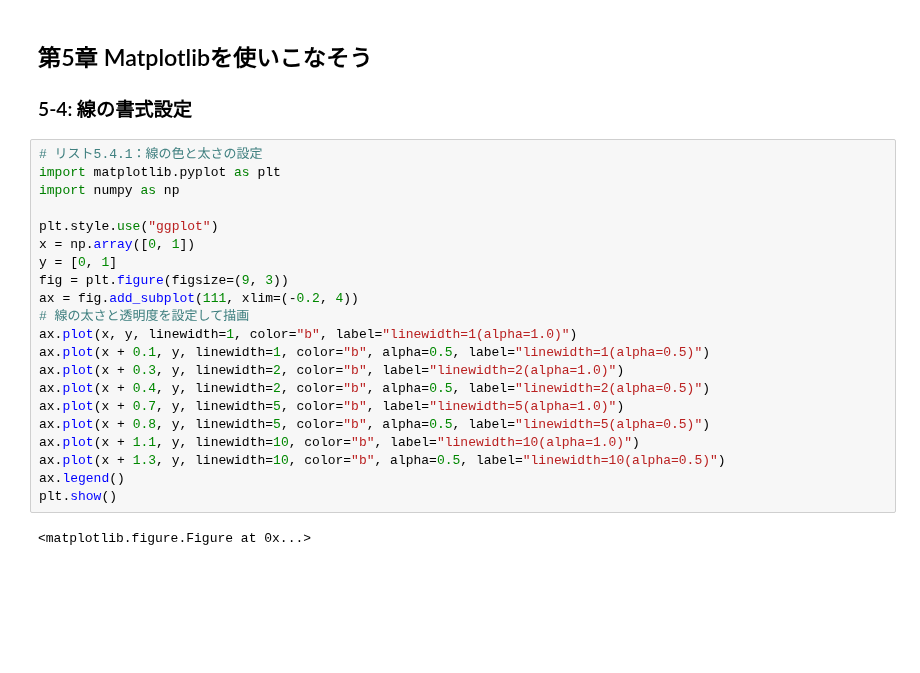
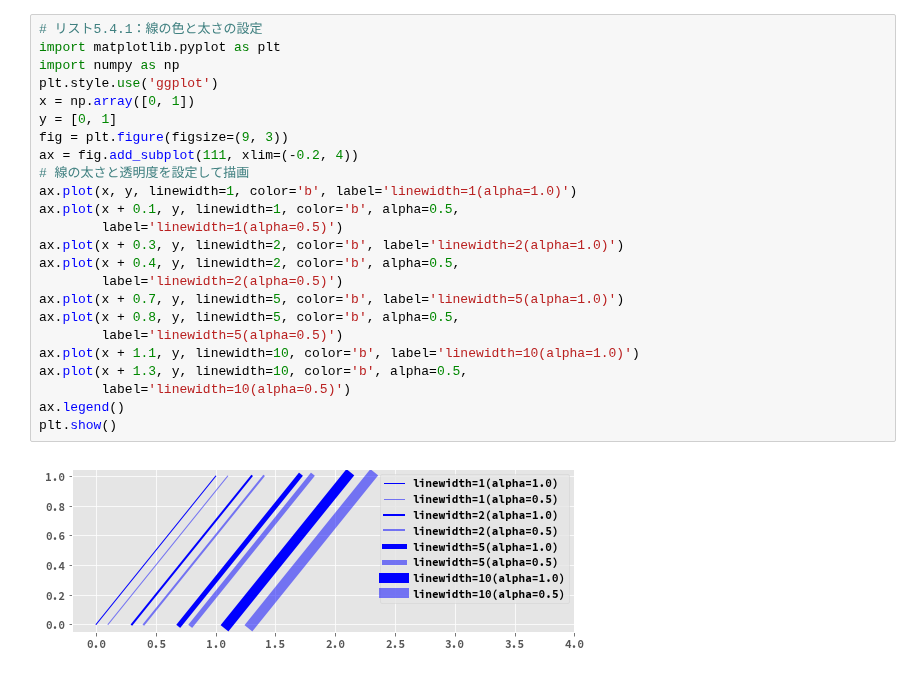
Before and after one commit to practical-jupyter/sample-code, a Jupyter notebook: notebooks/5-04.ipynb, the cells around one changed output. Saved outputs shown, nothing was run; the diff lists cells and outputs as text; blank space fills up the shorter version.

```diff
--- a/notebooks/5-04.ipynb
+++ b/notebooks/5-04.ipynb
@@ -1,30 +1,29 @@
-# %% [markdown]
-## 第5章 Matplotlibを使いこなそう
-
-### 5-4: 線の書式設定
 # %%
 # リスト5.4.1：線の色と太さの設定
 import matplotlib.pyplot as plt
 import numpy as np
-
-plt.style.use("ggplot")
+plt.style.use('ggplot')
 x = np.array([0, 1])
 y = [0, 1]
 fig = plt.figure(figsize=(9, 3))
 ax = fig.add_subplot(111, xlim=(-0.2, 4))
 # 線の太さと透明度を設定して描画
-ax.plot(x, y, linewidth=1, color="b", label="linewidth=1(alpha=1.0)")
-ax.plot(x + 0.1, y, linewidth=1, color="b", alpha=0.5, label="linewidth=1(alpha=0.5)")
-ax.plot(x + 0.3, y, linewidth=2, color="b", label="linewidth=2(alpha=1.0)")
-ax.plot(x + 0.4, y, linewidth=2, color="b", alpha=0.5, label="linewidth=2(alpha=0.5)")
-ax.plot(x + 0.7, y, linewidth=5, color="b", label="linewidth=5(alpha=1.0)")
-ax.plot(x + 0.8, y, linewidth=5, color="b", alpha=0.5, label="linewidth=5(alpha=0.5)")
-ax.plot(x + 1.1, y, linewidth=10, color="b", label="linewidth=10(alpha=1.0)")
-ax.plot(x + 1.3, y, linewidth=10, color="b", alpha=0.5, label="linewidth=10(alpha=0.5)")
+ax.plot(x, y, linewidth=1, color='b', label='linewidth=1(alpha=1.0)')
+ax.plot(x + 0.1, y, linewidth=1, color='b', alpha=0.5,
+        label='linewidth=1(alpha=0.5)')
+ax.plot(x + 0.3, y, linewidth=2, color='b', label='linewidth=2(alpha=1.0)')
+ax.plot(x + 0.4, y, linewidth=2, color='b', alpha=0.5,
+        label='linewidth=2(alpha=0.5)')
+ax.plot(x + 0.7, y, linewidth=5, color='b', label='linewidth=5(alpha=1.0)')
+ax.plot(x + 0.8, y, linewidth=5, color='b', alpha=0.5,
+        label='linewidth=5(alpha=0.5)')
+ax.plot(x + 1.1, y, linewidth=10, color='b', label='linewidth=10(alpha=1.0)')
+ax.plot(x + 1.3, y, linewidth=10, color='b', alpha=0.5,
+        label='linewidth=10(alpha=0.5)')
 ax.legend()
 plt.show()
 # %% [output]
-<matplotlib.figure.Figure at 0x...>
+[figure, added]
 # %%
 # リスト5.4.2：線の末端形状の設定
 x = [0.1, 1]
```
Also changed, not shown: parts of 5 cells of this notebook, 48 other files.
